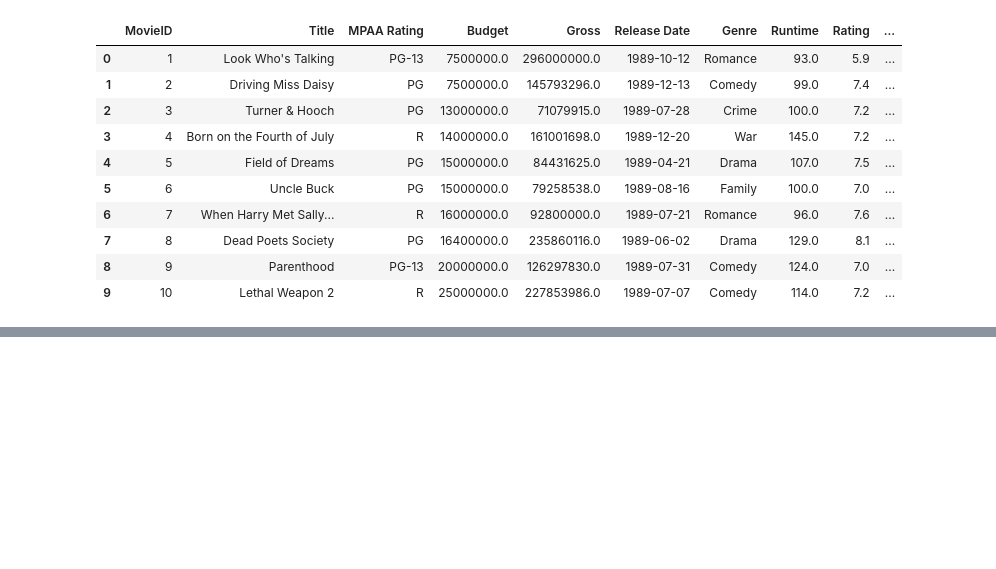
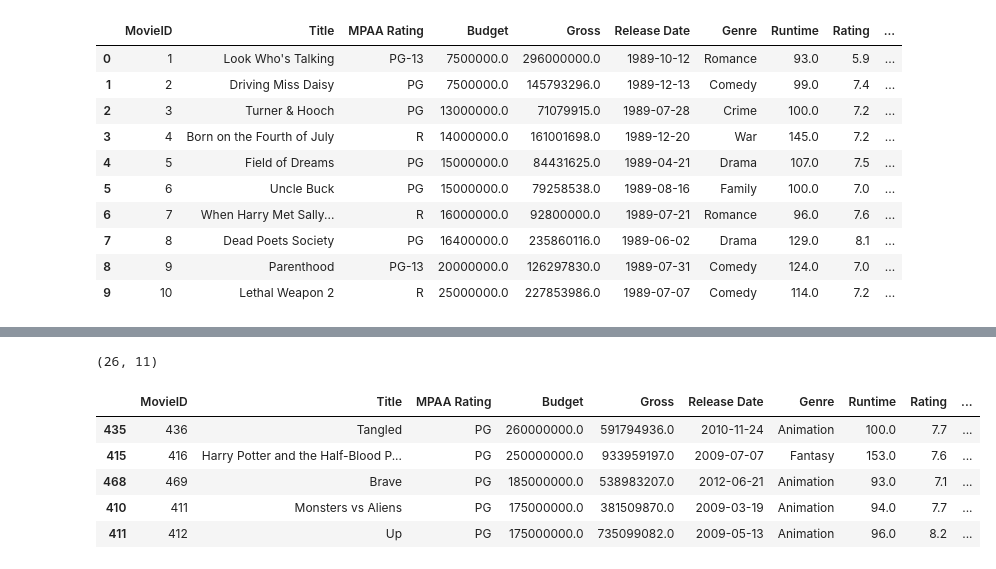
Before and after one commit to Sudha25a/Projects, a Jupyter notebook: pandas ex .ipynb, the cells around one changed output, grey strips where cells are left out. Drawn from its saved outputs; the diff is of its cells as text; code cells hidden in the pictures; blank space fills up the shorter version.

```diff
--- a/pandas ex .ipynb
+++ b/pandas ex .ipynb
@@ -183,4 +201,5 @@ df[:10]
 # %%
-# # movies in Rating > 7, Gross > 50 million, and MPAA Rating = 'PG'
-# movies = movies[(movies['Rating'] > 7) & (movies['Gross'] > 50) & (movies['MPAA Rating'] == 'PG')]
-# # print(movies)
+# 2.show the movies with more than 7 in Rating & greater than 50 million Gross & with Parental guidance as MPAA Rating
+
+df = df[(df['Rating'] > 7) & (df['Gross'] >  50000000) & (df['MPAA Rating'] == 'PG')]
+print(df)
@@ -186,0 +224,16 @@ df[:10]
+# %%
+# 3.show the count of Animation movies with more than 7 in Rating (use the shape() method)
+df[(df['Genre'] == 'Animation') & (df["Rating"] > 7)].shape
+# %% [output]
+(26, 11)
+# %%
+# 4.show the top 5 movies based on Budget
+
+df.sort_values("Budget", ascending=False).head(5)
+# %% [output]
+|  | MovieID | Title | MPAA Rating | Budget | Gross | Release Date | Genre | Runtime | Rating | ... |
+| 435 | 436 | Tangled | PG | 260000000.0 | 591794936.0 | 2010-11-24 | Animation | 100.0 | 7.7 | ... |
+| 415 | 416 | Harry Potter and the Half-Blood P... | PG | 250000000.0 | 933959197.0 | 2009-07-07 | Fantasy | 153.0 | 7.6 | ... |
+| 468 | 469 | Brave | PG | 185000000.0 | 538983207.0 | 2012-06-21 | Animation | 93.0 | 7.1 | ... |
+| 410 | 411 | Monsters vs Aliens | PG | 175000000.0 | 381509870.0 | 2009-03-19 | Animation | 94.0 | 7.7 | ... |
+| 411 | 412 | Up | PG | 175000000.0 | 735099082.0 | 2009-05-13 | Animation | 96.0 | 8.2 | ... |
```
Also changed, not shown: parts of 10 cells of this notebook, 1 other file.
